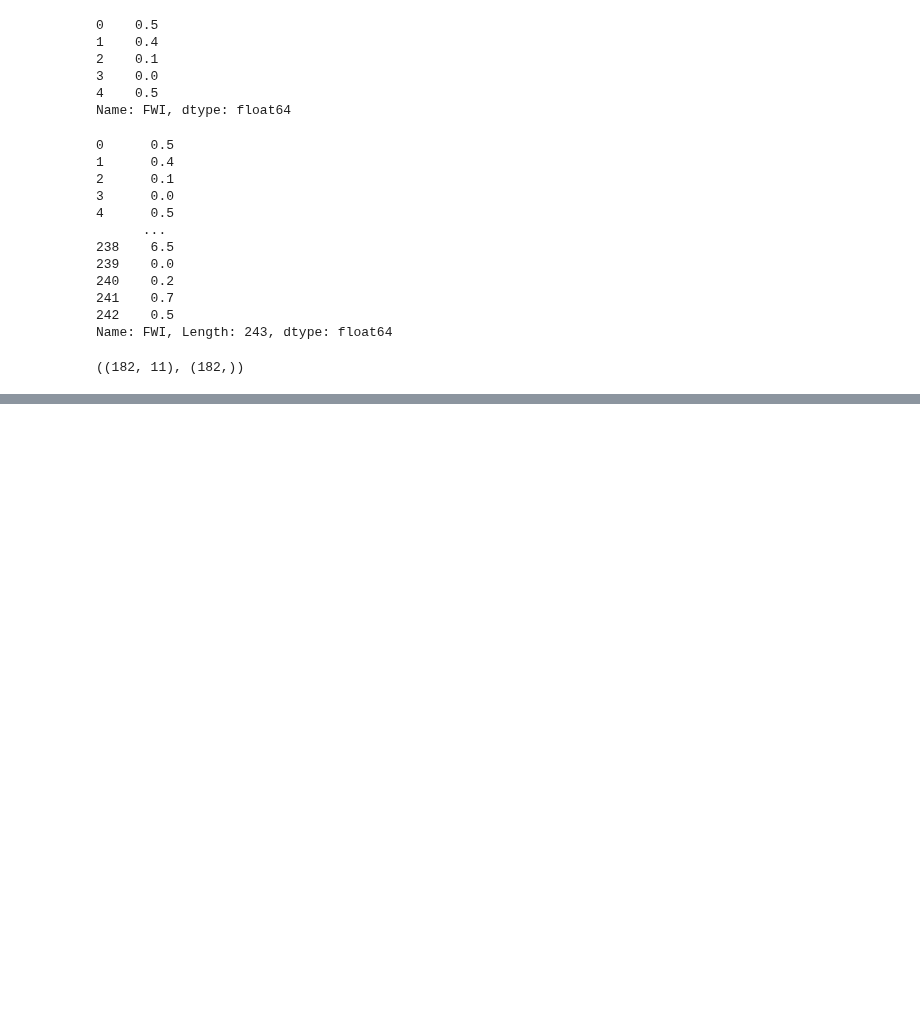
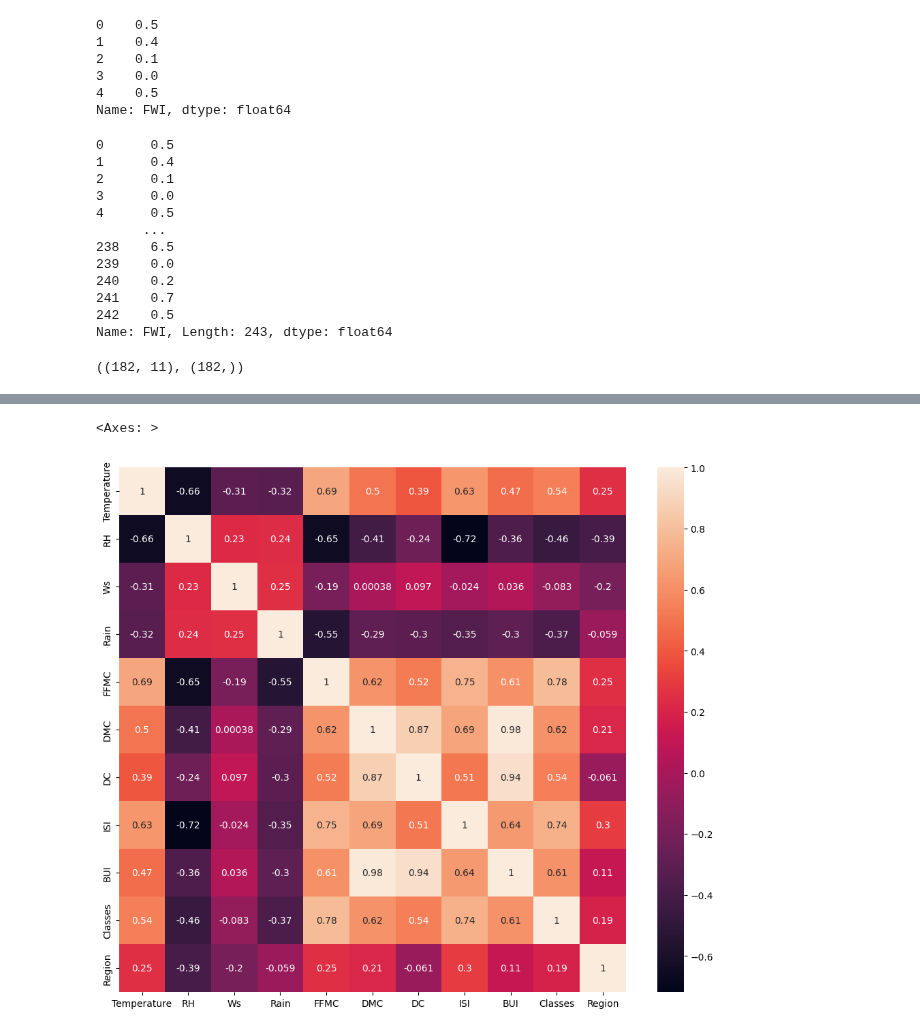
Before and after one commit to Shrungadithyaan/PW-DS_Week_Work, a Jupyter notebook: Machine Learning/Week15/2/3.0-Model Training.ipynb, the cells around one changed output, grey strips where cells are left out. Drawn from its saved outputs; the diff is of its cells as text; code cells hidden in the pictures; blank space fills up the shorter version.

Commit message:
ml EDA and FE Forest fire model training 2  commit

```diff
--- a/Machine Learning/Week15/2/3.0-Model Training.ipynb
+++ b/Machine Learning/Week15/2/3.0-Model Training.ipynb
@@ -142,0 +171,8 @@ X_train.shape, y_train.shape
+# %%
+## Check for multicollinearity
+plt.figure(figsize=(12,10))
+corr = X_train.corr()
+sns.heatmap(corr,annot=True)
+# %% [output]
+<Axes: >
+[figure, added]
```
Also changed, not shown: parts of 29 cells of this notebook.
